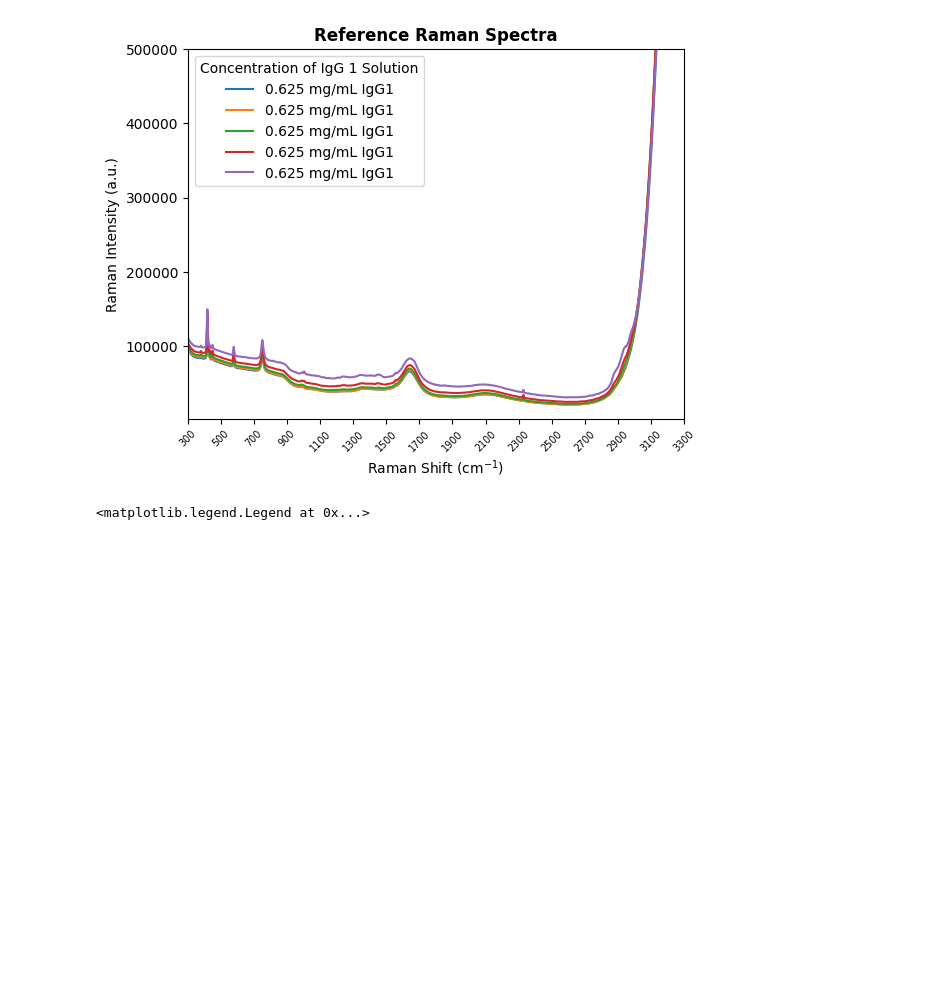
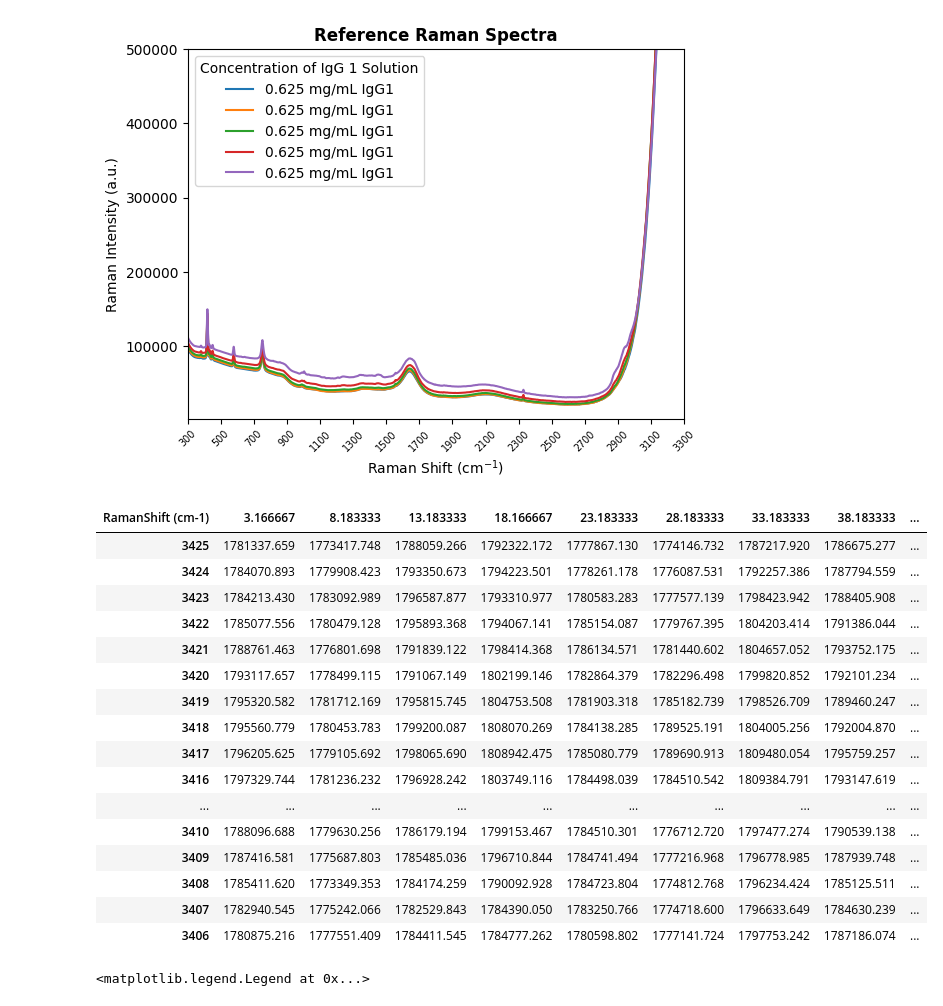
Before and after one commit to a-o-connor/PFDA-project, a Jupyter notebook: big_project_practice.ipynb, the cells around one changed output. Cells and saved outputs as stored; diff of their text form; code cells hidden in the pictures; blank space fills up the shorter version.

```diff
--- a/big_project_practice.ipynb
+++ b/big_project_practice.ipynb
@@ -79,5 +84,24 @@ ax.legend(title= "Concentration of IgG 1 Solution")
 [figure]
 # %%
 experimental_raman_spectra= pd.read_csv("Raw Raman Data - Experiment.csv").T #Header=0 doesn't work here as transposition of the csv being read in occurs after that argument is passed
-experimental_raman_spectra.columns=experimental_raman_spectra.iloc[0].to_list() #Set the first row as the column header
+experimental_raman_spectra.columns=experimental_raman_spectra.iloc[0] #Set the first row as the column header.
 experimental_raman_spectra.drop(index=experimental_raman_spectra.index[0], inplace=True) #Drop the first row
+experimental_raman_spectra.head(n=20)
+# %% [output]
+| RamanShift (cm-1) | 3.166667 | 8.183333 | 13.183333 | 18.166667 | 23.183333 | 28.183333 | 33.183333 | 38.183333 | ... |
+| 3425 | 1781337.659 | 1773417.748 | 1788059.266 | 1792322.172 | 1777867.130 | 1774146.732 | 1787217.920 | 1786675.277 | ... |
+| 3424 | 1784070.893 | 1779908.423 | 1793350.673 | 1794223.501 | 1778261.178 | 1776087.531 | 1792257.386 | 1787794.559 | ... |
+| 3423 | 1784213.430 | 1783092.989 | 1796587.877 | 1793310.977 | 1780583.283 | 1777577.139 | 1798423.942 | 1788405.908 | ... |
+| 3422 | 1785077.556 | 1780479.128 | 1795893.368 | 1794067.141 | 1785154.087 | 1779767.395 | 1804203.414 | 1791386.044 | ... |
+| 3421 | 1788761.463 | 1776801.698 | 1791839.122 | 1798414.368 | 1786134.571 | 1781440.602 | 1804657.052 | 1793752.175 | ... |
+| 3420 | 1793117.657 | 1778499.115 | 1791067.149 | 1802199.146 | 1782864.379 | 1782296.498 | 1799820.852 | 1792101.234 | ... |
+| 3419 | 1795320.582 | 1781712.169 | 1795815.745 | 1804753.508 | 1781903.318 | 1785182.739 | 1798526.709 | 1789460.247 | ... |
+| 3418 | 1795560.779 | 1780453.783 | 1799200.087 | 1808070.269 | 1784138.285 | 1789525.191 | 1804005.256 | 1792004.870 | ... |
+| 3417 | 1796205.625 | 1779105.692 | 1798065.690 | 1808942.475 | 1785080.779 | 1789690.913 | 1809480.054 | 1795759.257 | ... |
+| 3416 | 1797329.744 | 1781236.232 | 1796928.242 | 1803749.116 | 1784498.039 | 1784510.542 | 1809384.791 | 1793147.619 | ... |
+| ... | ... | ... | ... | ... | ... | ... | ... | ... | ... |
+| 3410 | 1788096.688 | 1779630.256 | 1786179.194 | 1799153.467 | 1784510.301 | 1776712.720 | 1797477.274 | 1790539.138 | ... |
+| 3409 | 1787416.581 | 1775687.803 | 1785485.036 | 1796710.844 | 1784741.494 | 1777216.968 | 1796778.985 | 1787939.748 | ... |
+| 3408 | 1785411.620 | 1773349.353 | 1784174.259 | 1790092.928 | 1784723.804 | 1774812.768 | 1796234.424 | 1785125.511 | ... |
+| 3407 | 1782940.545 | 1775242.066 | 1782529.843 | 1784390.050 | 1783250.766 | 1774718.600 | 1796633.649 | 1784630.239 | ... |
+| 3406 | 1780875.216 | 1777551.409 | 1784411.545 | 1784777.262 | 1780598.802 | 1777141.724 | 1797753.242 | 1787186.074 | ... |
```
Also changed, not shown: parts of 9 cells of this notebook.
